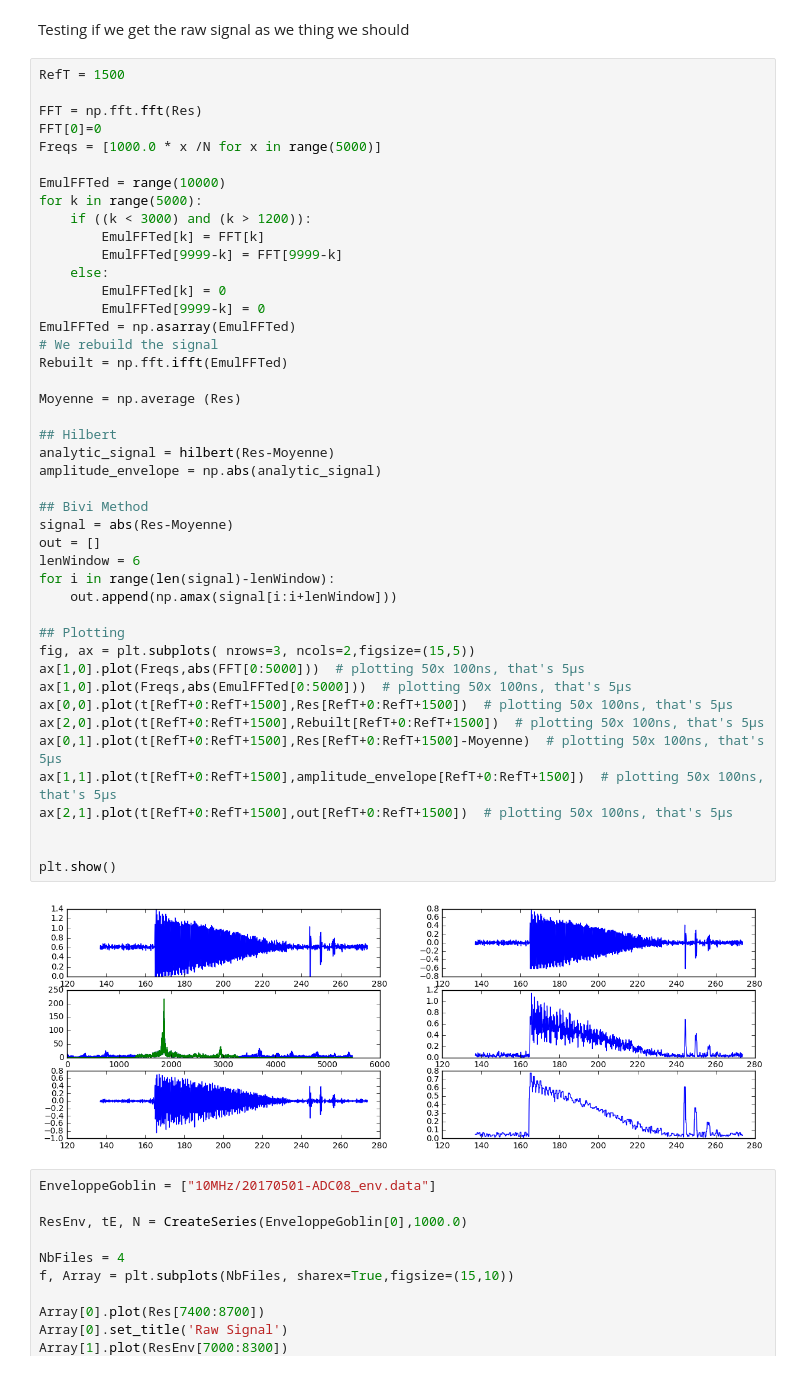
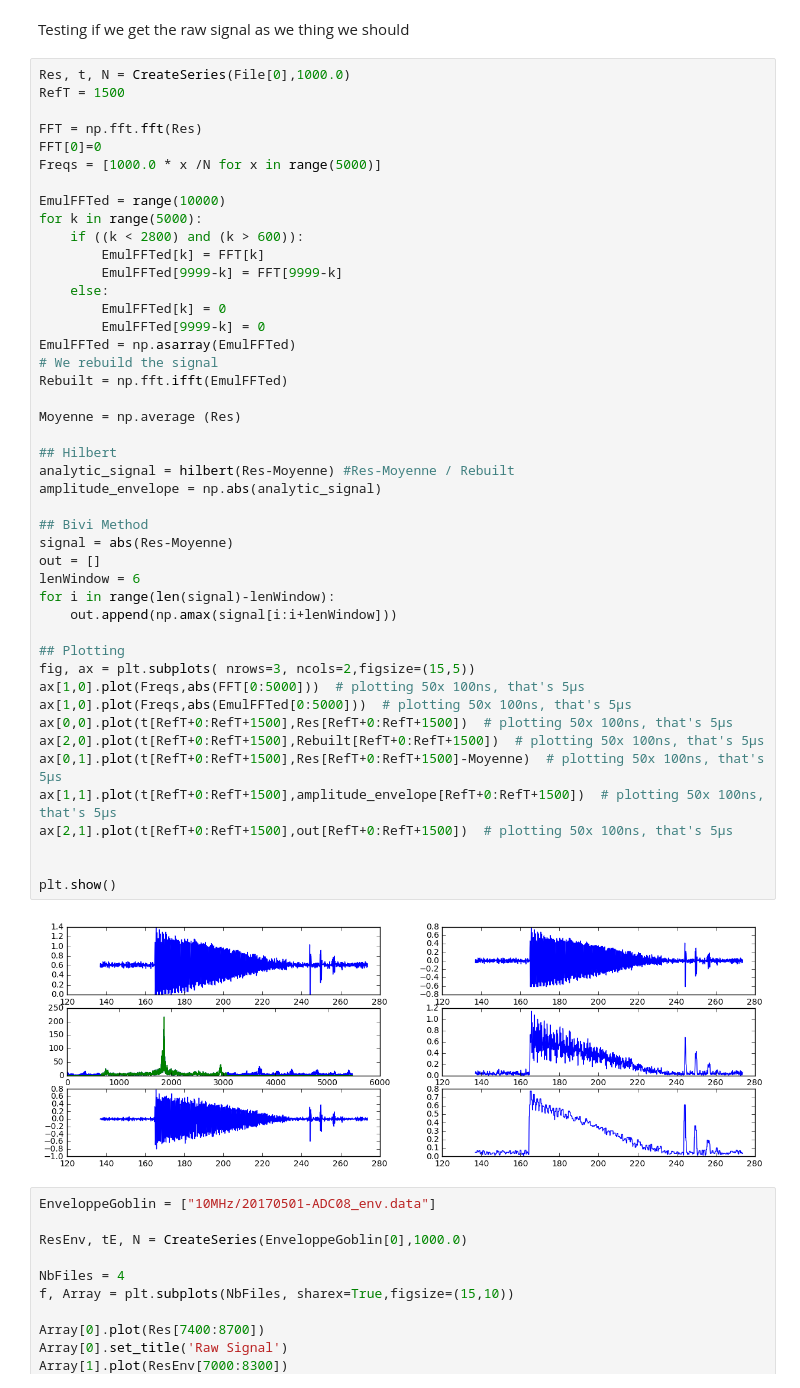
Before and after one commit to kelu124/bomanz, a Jupyter notebook: ADC08200/20170430-ADC08200-FirstAcqs.ipynb, the cells around one changed output. Drawn from its saved outputs; the diff is of its cells as text.

```diff
--- a/ADC08200/20170430-ADC08200-FirstAcqs.ipynb
+++ b/ADC08200/20170430-ADC08200-FirstAcqs.ipynb
@@ -31,6 +31,7 @@ Res, t, N = CreateSeries(File[0],1000.0)
 # %% [markdown]
 Testing if we get the raw signal as we thing we should
 # %%
+Res, t, N = CreateSeries(File[0],1000.0)
 RefT = 1500
 
 FFT = np.fft.fft(Res)
@@ -39,7 +40,7 @@ Freqs = [1000.0 * x /N for x in range(5000)]
 
 EmulFFTed = range(10000)
 for k in range(5000):
-    if ((k < 3000) and (k > 1200)):
+    if ((k < 2800) and (k > 600)):
         EmulFFTed[k] = FFT[k]
         EmulFFTed[9999-k] = FFT[9999-k]
     else:
@@ -47,35 +48,35 @@ for k in range(5000):
         EmulFFTed[9999-k] = 0
 EmulFFTed = np.asarray(EmulFFTed)
 # We rebuild the signal
 Rebuilt = np.fft.ifft(EmulFFTed)
 
 Moyenne = np.average (Res)
 
 ## Hilbert
-analytic_signal = hilbert(Res-Moyenne)
+analytic_signal = hilbert(Res-Moyenne) #Res-Moyenne / Rebuilt
 amplitude_envelope = np.abs(analytic_signal)
 
 ## Bivi Method
 signal = abs(Res-Moyenne)
 out = []
 lenWindow = 6
 for i in range(len(signal)-lenWindow):
     out.append(np.amax(signal[i:i+lenWindow]))
 
 ## Plotting
 fig, ax = plt.subplots( nrows=3, ncols=2,figsize=(15,5))
 ax[1,0].plot(Freqs,abs(FFT[0:5000]))  # plotting 50x 100ns, that's 5µs
 ax[1,0].plot(Freqs,abs(EmulFFTed[0:5000]))  # plotting 50x 100ns, that's 5µs
 ax[0,0].plot(t[RefT+0:RefT+1500],Res[RefT+0:RefT+1500])  # plotting 50x 100ns, that's 5µs
 ax[2,0].plot(t[RefT+0:RefT+1500],Rebuilt[RefT+0:RefT+1500])  # plotting 50x 100ns, that's 5µs
 ax[0,1].plot(t[RefT+0:RefT+1500],Res[RefT+0:RefT+1500]-Moyenne)  # plotting 50x 100ns, that's 5µs
 ax[1,1].plot(t[RefT+0:RefT+1500],amplitude_envelope[RefT+0:RefT+1500])  # plotting 50x 100ns, that's 5µs
 ax[2,1].plot(t[RefT+0:RefT+1500],out[RefT+0:RefT+1500])  # plotting 50x 100ns, that's 5µs
 
 
 plt.show()
 # %% [output]
-[figure, old version]
+[figure, new version]
 # %%
 EnveloppeGoblin = ["10MHz/20170501-ADC08_env.data"]
 
```
Also changed, not shown: parts of 2 cells of this notebook, 2 other files.
